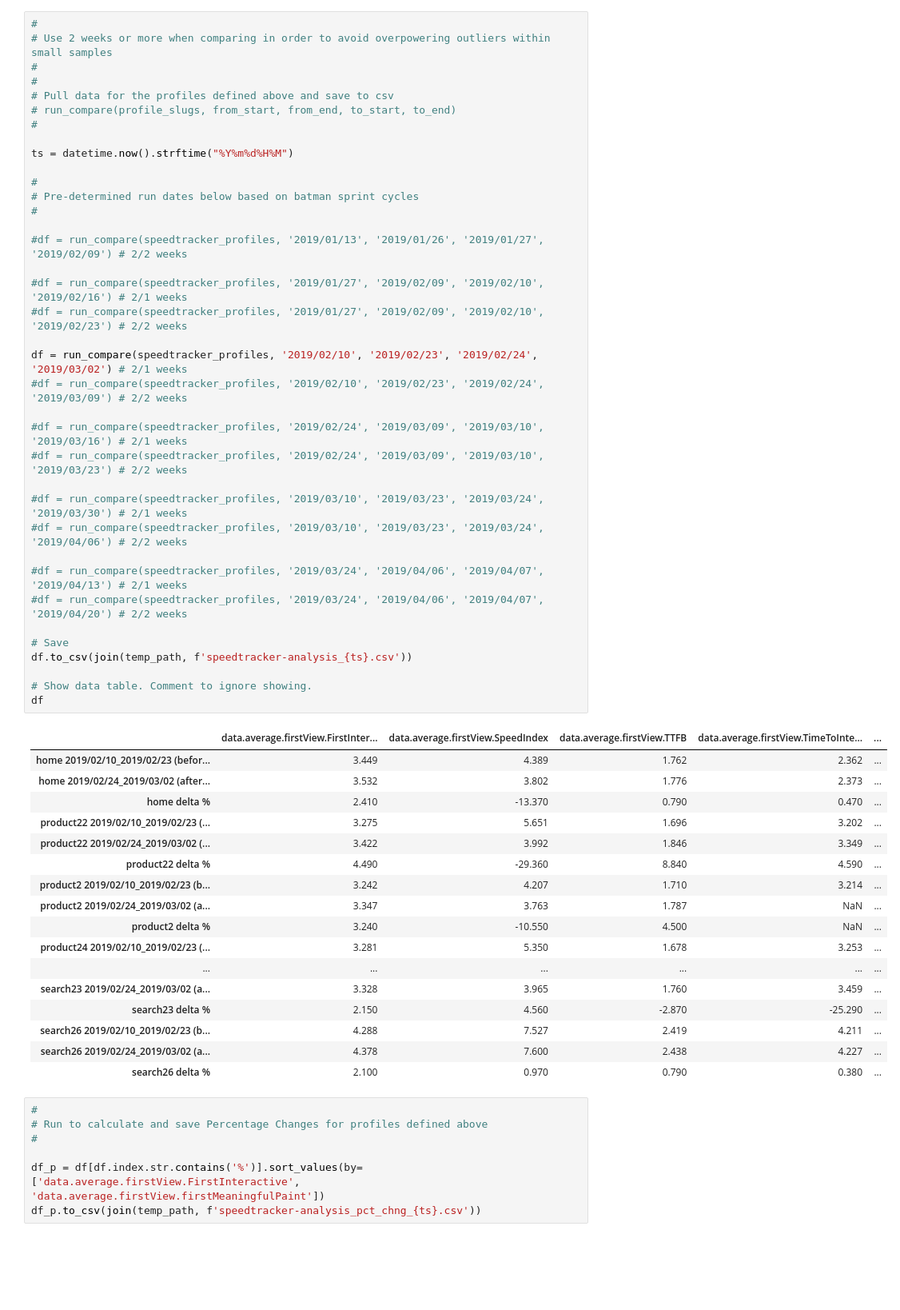
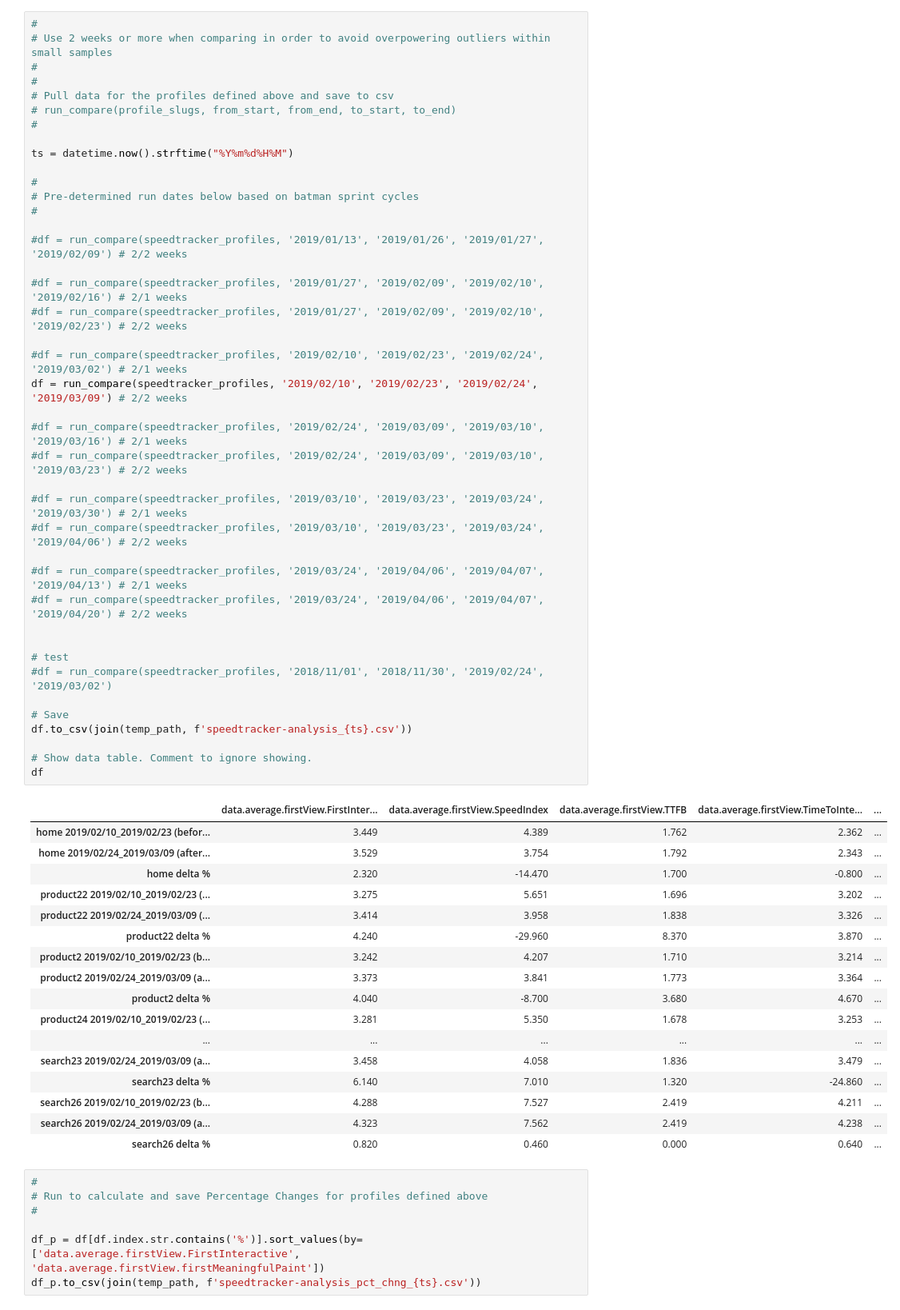
Before and after one commit to andresvidal/speedtracker-jet, a Jupyter notebook: Speedtracker.ipynb, the cells around one changed output. Shown at 80% size. Drawn from its saved outputs; the diff is of its cells as text; blank space fills up the shorter version.

```diff
--- a/Speedtracker.ipynb
+++ b/Speedtracker.ipynb
@@ -292,50 +310,54 @@ speedtracker_profiles = [
 
 ts = datetime.now().strftime("%Y%m%d%H%M")
 
 #
 # Pre-determined run dates below based on batman sprint cycles
 #
 
 #df = run_compare(speedtracker_profiles, '2019/01/13', '2019/01/26', '2019/01/27', '2019/02/09') # 2/2 weeks
 
 #df = run_compare(speedtracker_profiles, '2019/01/27', '2019/02/09', '2019/02/10', '2019/02/16') # 2/1 weeks
 #df = run_compare(speedtracker_profiles, '2019/01/27', '2019/02/09', '2019/02/10', '2019/02/23') # 2/2 weeks
 
-df = run_compare(speedtracker_profiles, '2019/02/10', '2019/02/23', '2019/02/24', '2019/03/02') # 2/1 weeks
-#df = run_compare(speedtracker_profiles, '2019/02/10', '2019/02/23', '2019/02/24', '2019/03/09') # 2/2 weeks
+#df = run_compare(speedtracker_profiles, '2019/02/10', '2019/02/23', '2019/02/24', '2019/03/02') # 2/1 weeks
+df = run_compare(speedtracker_profiles, '2019/02/10', '2019/02/23', '2019/02/24', '2019/03/09') # 2/2 weeks
 
 #df = run_compare(speedtracker_profiles, '2019/02/24', '2019/03/09', '2019/03/10', '2019/03/16') # 2/1 weeks
 #df = run_compare(speedtracker_profiles, '2019/02/24', '2019/03/09', '2019/03/10', '2019/03/23') # 2/2 weeks
 
 #df = run_compare(speedtracker_profiles, '2019/03/10', '2019/03/23', '2019/03/24', '2019/03/30') # 2/1 weeks
 #df = run_compare(speedtracker_profiles, '2019/03/10', '2019/03/23', '2019/03/24', '2019/04/06') # 2/2 weeks
 
 #df = run_compare(speedtracker_profiles, '2019/03/24', '2019/04/06', '2019/04/07', '2019/04/13') # 2/1 weeks
 #df = run_compare(speedtracker_profiles, '2019/03/24', '2019/04/06', '2019/04/07', '2019/04/20') # 2/2 weeks
 
+
+# test
+#df = run_compare(speedtracker_profiles, '2018/11/01', '2018/11/30', '2019/02/24', '2019/03/02')
+
 # Save
 df.to_csv(join(temp_path, f'speedtracker-analysis_{ts}.csv'))
 
 # Show data table. Comment to ignore showing.
 df
 # %% [output]
 |  | data.average.firstView.FirstInter... | data.average.firstView.SpeedIndex | data.average.firstView.TTFB | data.average.firstView.TimeToInte... | ... |
 | home 2019/02/10_2019/02/23 (befor... | 3.449 | 4.389 | 1.762 | 2.362 | ... |
-| home 2019/02/24_2019/03/02 (after... | 3.532 | 3.802 | 1.776 | 2.373 | ... |
-| home delta % | 2.410 | -13.370 | 0.790 | 0.470 | ... |
+| home 2019/02/24_2019/03/09 (after... | 3.529 | 3.754 | 1.792 | 2.343 | ... |
+| home delta % | 2.320 | -14.470 | 1.700 | -0.800 | ... |
 | product22 2019/02/10_2019/02/23 (... | 3.275 | 5.651 | 1.696 | 3.202 | ... |
-| product22 2019/02/24_2019/03/02 (... | 3.422 | 3.992 | 1.846 | 3.349 | ... |
-| product22 delta % | 4.490 | -29.360 | 8.840 | 4.590 | ... |
+| product22 2019/02/24_2019/03/09 (... | 3.414 | 3.958 | 1.838 | 3.326 | ... |
+| product22 delta % | 4.240 | -29.960 | 8.370 | 3.870 | ... |
 | product2 2019/02/10_2019/02/23 (b... | 3.242 | 4.207 | 1.710 | 3.214 | ... |
-| product2 2019/02/24_2019/03/02 (a... | 3.347 | 3.763 | 1.787 | NaN | ... |
-| product2 delta % | 3.240 | -10.550 | 4.500 | NaN | ... |
+| product2 2019/02/24_2019/03/09 (a... | 3.373 | 3.841 | 1.773 | 3.364 | ... |
+| product2 delta % | 4.040 | -8.700 | 3.680 | 4.670 | ... |
 | product24 2019/02/10_2019/02/23 (... | 3.281 | 5.350 | 1.678 | 3.253 | ... |
 | ... | ... | ... | ... | ... | ... |
-| search23 2019/02/24_2019/03/02 (a... | 3.328 | 3.965 | 1.760 | 3.459 | ... |
-| search23 delta % | 2.150 | 4.560 | -2.870 | -25.290 | ... |
+| search23 2019/02/24_2019/03/09 (a... | 3.458 | 4.058 | 1.836 | 3.479 | ... |
+| search23 delta % | 6.140 | 7.010 | 1.320 | -24.860 | ... |
 | search26 2019/02/10_2019/02/23 (b... | 4.288 | 7.527 | 2.419 | 4.211 | ... |
-| search26 2019/02/24_2019/03/02 (a... | 4.378 | 7.600 | 2.438 | 4.227 | ... |
-| search26 delta % | 2.100 | 0.970 | 0.790 | 0.380 | ... |
+| search26 2019/02/24_2019/03/09 (a... | 4.323 | 7.562 | 2.419 | 4.238 | ... |
+| search26 delta % | 0.820 | 0.460 | 0.000 | 0.640 | ... |
 # %%
 #
 # Run to calculate and save Percentage Changes for profiles defined above
```
Also changed, not shown: parts of 5 cells of this notebook, 30 other files.
